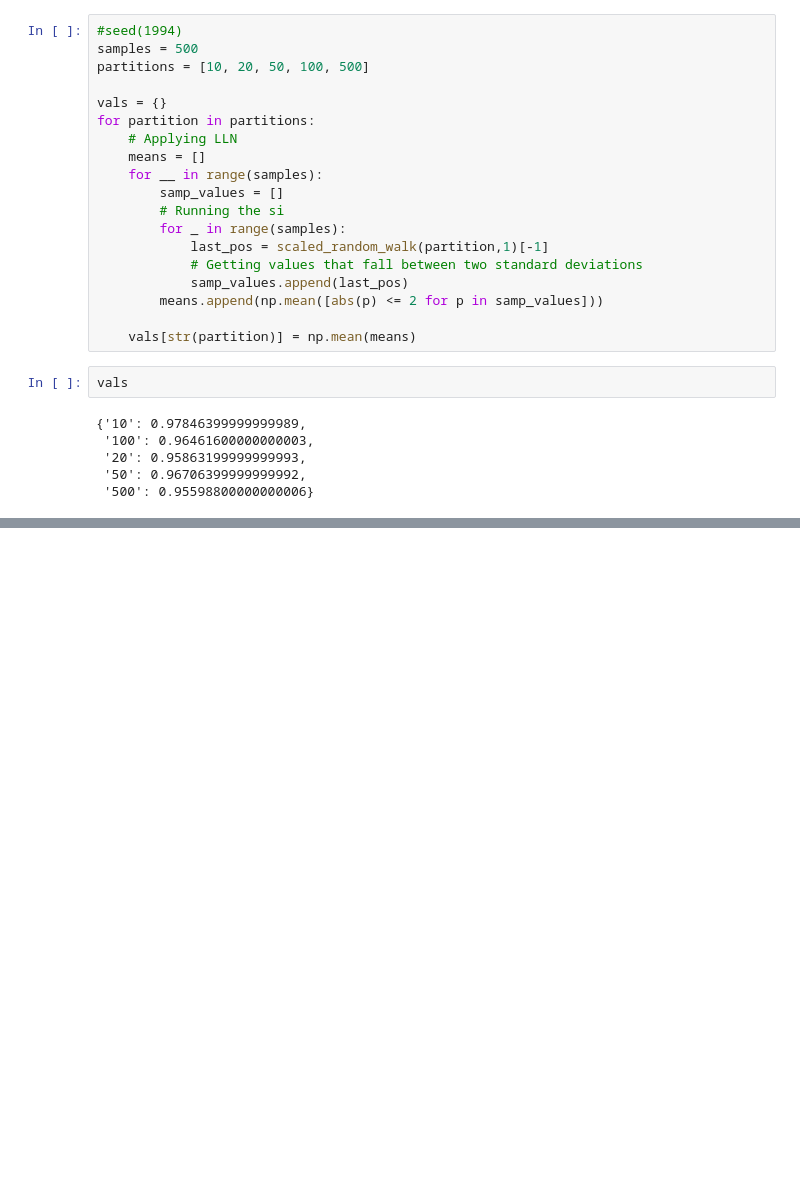
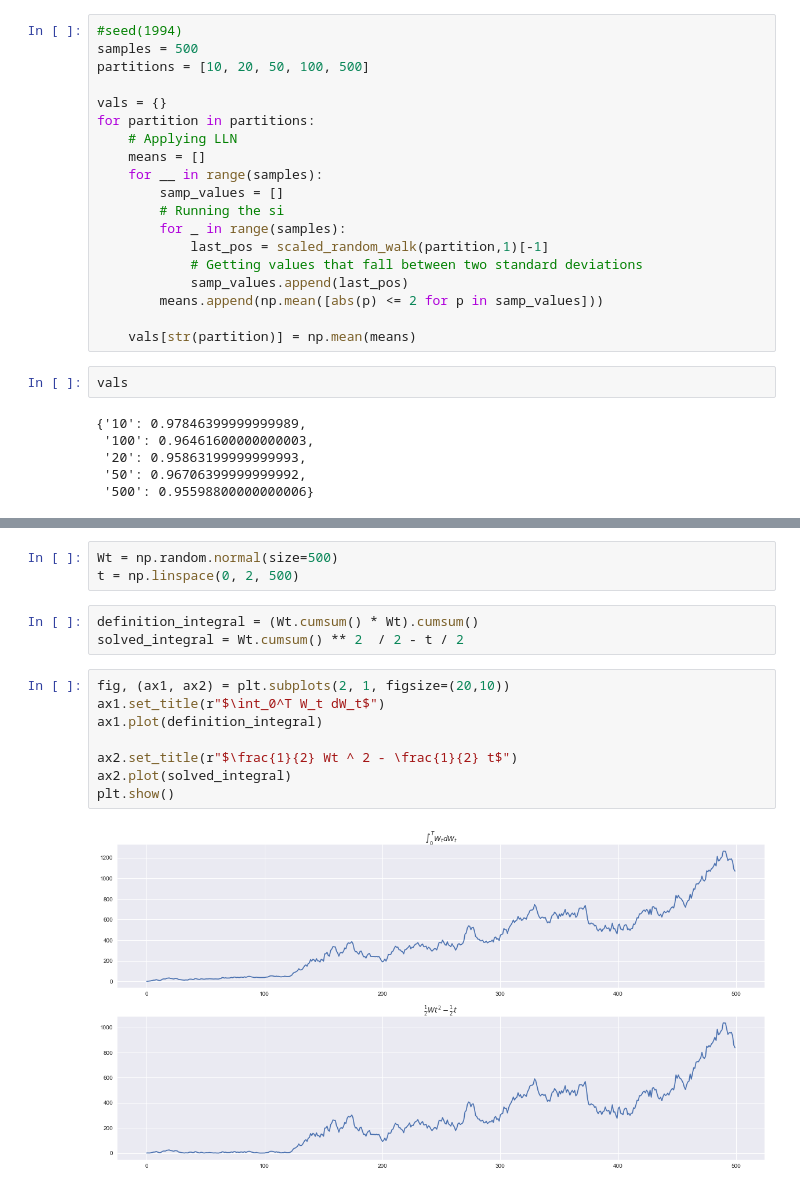
Before and after one commit to gerdm/TGMAFFIRO, a Jupyter notebook: notebooks/Computations.ipynb, the cells around one changed output, grey strips where cells are left out. Cells and saved outputs as stored; diff of their text form; blank space fills up the shorter version.

Commit message:
added stochastic integral notebook

```diff
--- a/notebooks/Computations.ipynb
+++ b/notebooks/Computations.ipynb
@@ -40,0 +57,16 @@ vals
+# %%
+Wt = np.random.normal(size=500)
+t = np.linspace(0, 2, 500)
+# %%
+definition_integral = (Wt.cumsum() * Wt).cumsum()
+solved_integral = Wt.cumsum() ** 2  / 2 - t / 2
+# %%
+fig, (ax1, ax2) = plt.subplots(2, 1, figsize=(20,10))
+ax1.set_title(r"$\int_0^T W_t dW_t$")
+ax1.plot(definition_integral)
+
+ax2.set_title(r"$\frac{1}{2} Wt ^ 2 - \frac{1}{2} t$")
+ax2.plot(solved_integral)
+plt.show()
+# %% [output]
+[figure, added]
```
Also changed, not shown: parts of 4 cells of this notebook, 1 other file.
